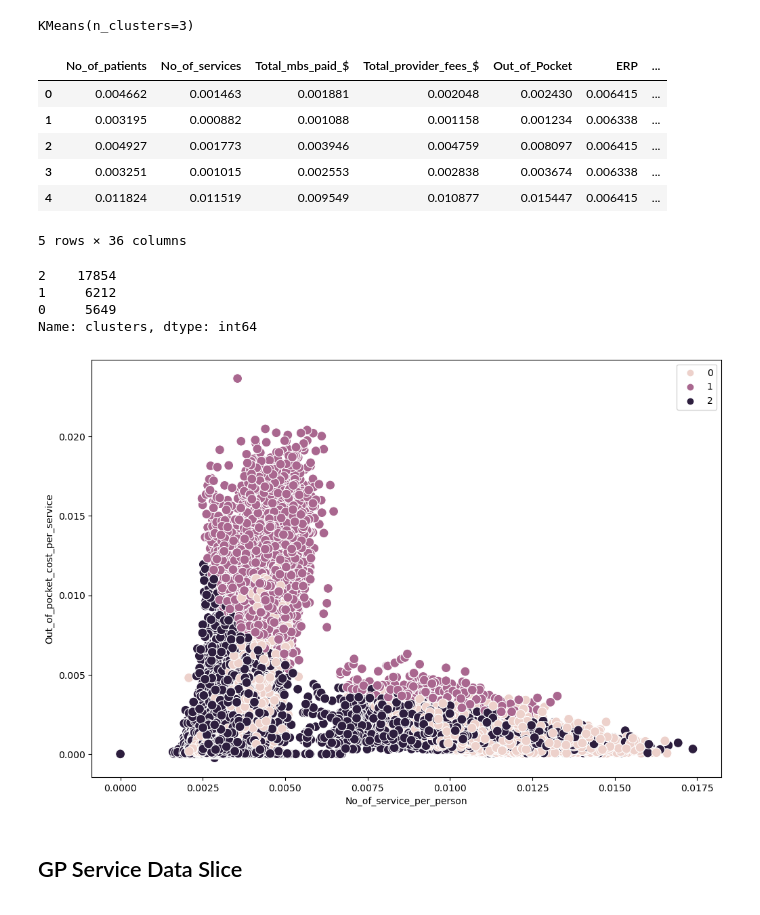
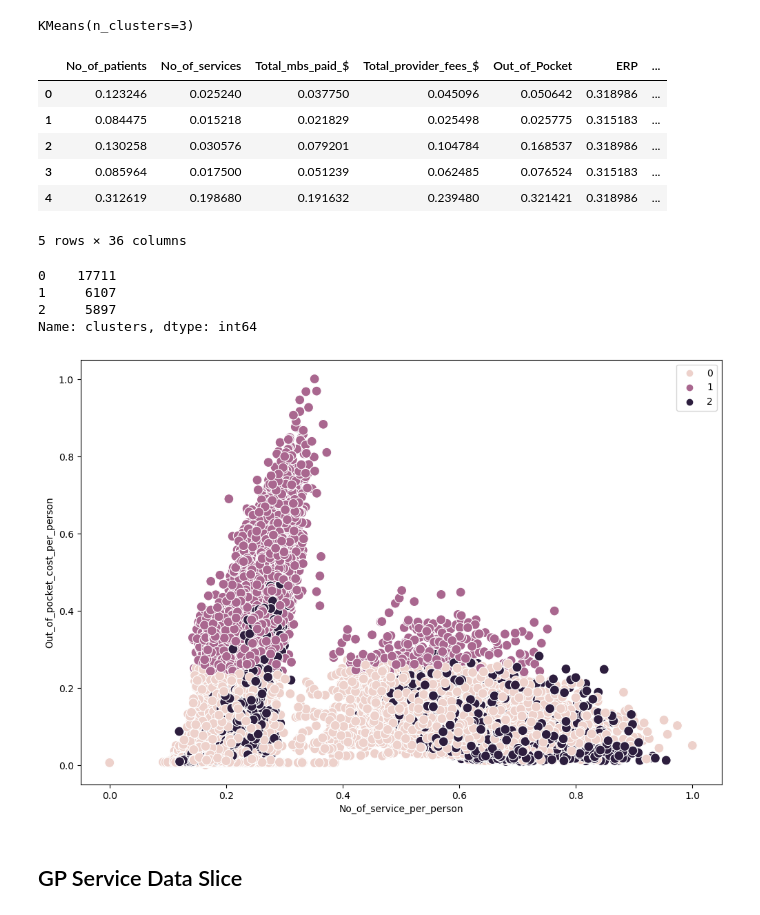
Before and after one commit to jiniep/mbs_analysis, a Jupyter notebook: scripts/15_clustering_analysis_standardization.ipynb, the cells around one changed output. Drawn from its saved outputs; the diff is of its cells as text; code cells hidden in the pictures.

```diff
--- a/scripts/15_clustering_analysis_standardization.ipynb
+++ b/scripts/15_clustering_analysis_standardization.ipynb
@@ -51,6 +52,19 @@ df_mbs_sa3_service_1_np.loc[
     df_mbs_sa3_service_1_np["Total_mbs_paid_$"]
     / df_mbs_sa3_service_1_np["No_of_patients"]
 )
+
+df_mbs_sa3_service_1_np["Total_Provider_pp_per_service"] = df_mbs_sa3_service_1_np[
+    "Total_provider_fees_$"
+] / (
+    df_mbs_sa3_service_1_np["No_of_patients"]
+    * df_mbs_sa3_service_1_np["No_of_service_per_person"]
+)
+df_mbs_sa3_service_1_np["MBS_Rebate_pp_per_service"] = df_mbs_sa3_service_1_np[
+    "Total_mbs_paid_$"
+] / (
+    df_mbs_sa3_service_1_np["No_of_patients"]
+    * df_mbs_sa3_service_1_np["No_of_service_per_person"]
+)
 # %% [markdown]
 ### Extracting All Person Dataset
 # %%
@@ -353,3 +376,8 @@ df_mbs_sa3_numerical_val = df_mbs_sa3_gender[
 ### Data Standardization
 # %% [markdown]
 Used sklearnt normalized function to standardize the numbers
+# %%
+scaler = MinMaxScaler(feature_range=(0, 1))
+d = scaler.fit_transform(df_mbs_sa3_numerical_val)
+scaled_df = pd.DataFrame(d, columns=df_mbs_sa3_numerical_val.columns)
+print(scaled_df)
@@ -428,39 +458,39 @@ scaled_df["clusters"] = kmeans.fit_predict(scaled_df)
 scaled_df.head()
 # %% [output]
 |  | No_of_patients | No_of_services | Total_mbs_paid_$ | Total_provider_fees_$ | Out_of_Pocket | ERP | ... |
-| 0 | 0.004662 | 0.001463 | 0.001881 | 0.002048 | 0.002430 | 0.006415 | ... |
-| 1 | 0.003195 | 0.000882 | 0.001088 | 0.001158 | 0.001234 | 0.006338 | ... |
-| 2 | 0.004927 | 0.001773 | 0.003946 | 0.004759 | 0.008097 | 0.006415 | ... |
-| 3 | 0.003251 | 0.001015 | 0.002553 | 0.002838 | 0.003674 | 0.006338 | ... |
-| 4 | 0.011824 | 0.011519 | 0.009549 | 0.010877 | 0.015447 | 0.006415 | ... |
+| 0 | 0.123246 | 0.025240 | 0.037750 | 0.045096 | 0.050642 | 0.318986 | ... |
+| 1 | 0.084475 | 0.015218 | 0.021829 | 0.025498 | 0.025775 | 0.315183 | ... |
+| 2 | 0.130258 | 0.030576 | 0.079201 | 0.104784 | 0.168537 | 0.318986 | ... |
+| 3 | 0.085964 | 0.017500 | 0.051239 | 0.062485 | 0.076524 | 0.315183 | ... |
+| 4 | 0.312619 | 0.198680 | 0.191632 | 0.239480 | 0.321421 | 0.318986 | ... |
 5 rows × 36 columns
 # %%
 scaled_df["clusters"].value_counts()
 # %% [output]
-2    17854
-1     6212
-0     5649
+0    17711
+1     6107
+2     5897
 Name: clusters, dtype: int64
 # %%
 # Plot the clusters for the "Price per Unit" and "D.metro" variables.
 
 plt.figure(figsize=(12, 8))
 ax = sns.scatterplot(
     x=scaled_df["No_of_service_per_person"],
-    y=scaled_df["Out_of_pocket_cost_per_service"],
+    y=scaled_df["Out_of_pocket_cost_per_person"],
     hue=kmeans.labels_,
     s=100,
 )
 # Here, you're subsetting `X` for the x and y arguments to avoid using their labels.
 # `hue` takes the value of the attribute `kmeans.labels_`, which is the result of running the k-means algorithm.
 # `s` represents the size of the points you want to see in the plot.
 
 ax.grid(False)  # This removes the grid from the background.
 plt.xlabel("No_of_service_per_person")  # Label x-axis.
-plt.ylabel("Out_of_pocket_cost_per_service")  # Label y-axis.
+plt.ylabel("Out_of_pocket_cost_per_person")  # Label y-axis.
 plt.show()
 # %% [output]
-[figure, old version]
+[figure, new version]
 # %% [markdown]
 ## GP Service Data Slice
 # %% [markdown]
```
Also changed, not shown: parts of 54 cells of this notebook.
